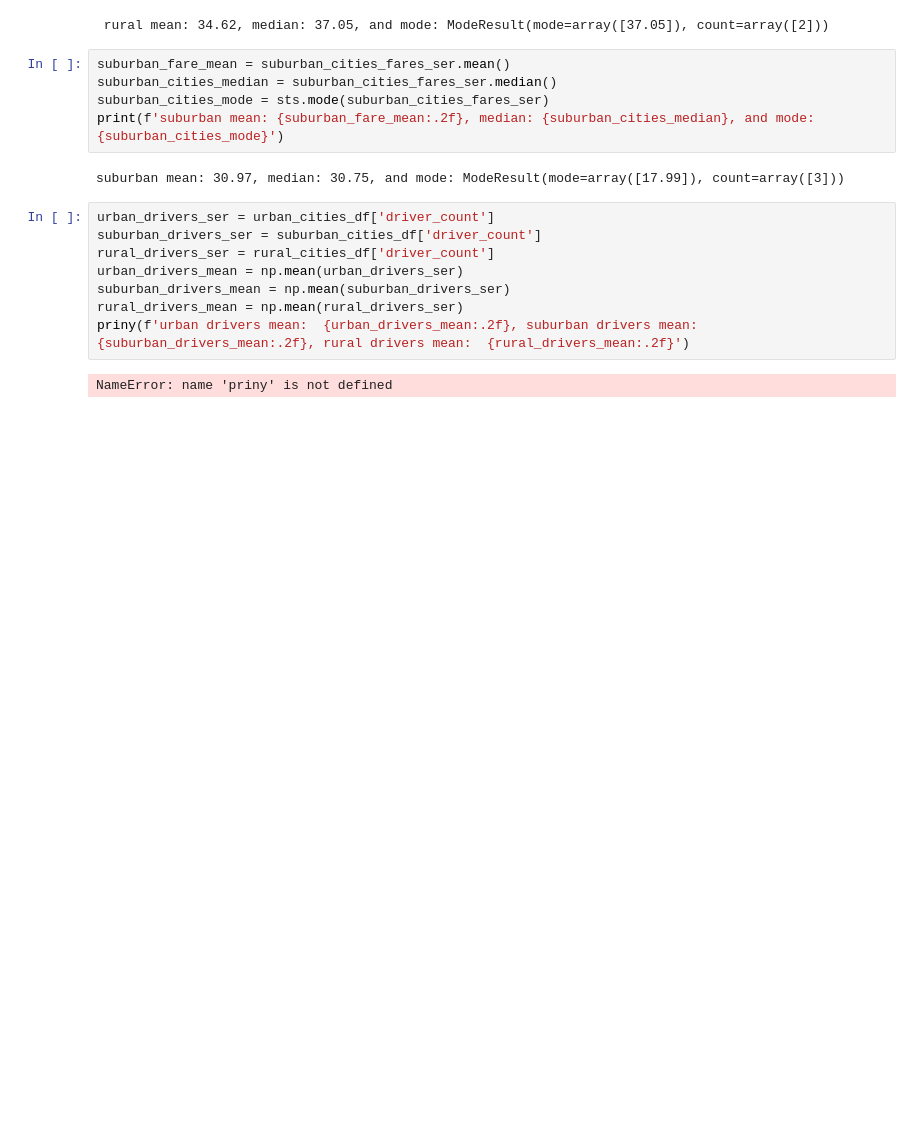
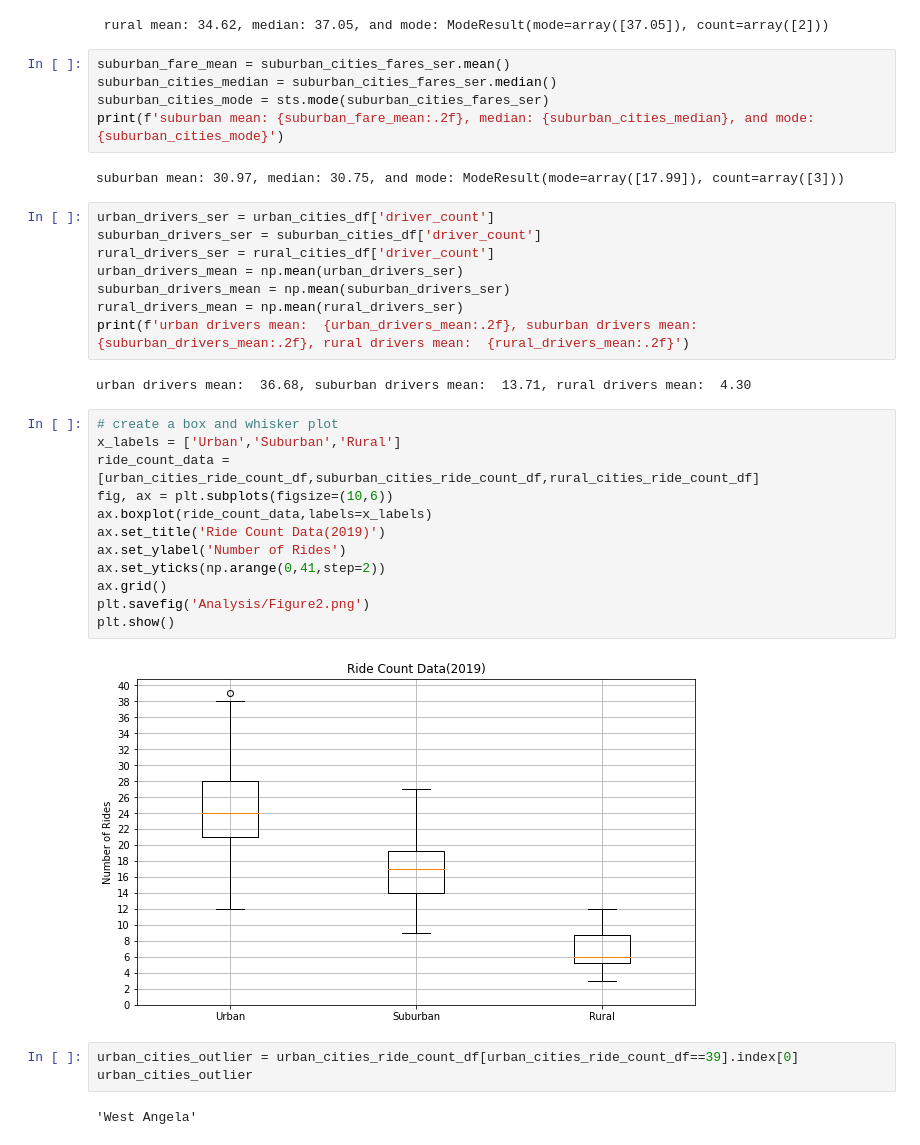
Before and after one commit to ccwillmore/PyBer_Analysis, a Jupyter notebook: Pyber.ipynb, the cells around one changed output. Saved outputs shown, nothing was run; the diff lists cells and outputs as text; blank space fills up the shorter version.

Commit message:
box and whisker plots

```diff
--- a/Pyber.ipynb
+++ b/Pyber.ipynb
@@ -455,6 +457,25 @@ rural_drivers_ser = rural_cities_df['driver_count']
 urban_drivers_mean = np.mean(urban_drivers_ser)
 suburban_drivers_mean = np.mean(suburban_drivers_ser)
 rural_drivers_mean = np.mean(rural_drivers_ser)
-priny(f'urban drivers mean:  {urban_drivers_mean:.2f}, suburban drivers mean:  {suburban_drivers_mean:.2f}, rural drivers mean:  {rural_drivers_mean:.2f}')
+print(f'urban drivers mean:  {urban_drivers_mean:.2f}, suburban drivers mean:  {suburban_drivers_mean:.2f}, rural drivers mean:  {rural_drivers_mean:.2f}')
 # %% [output]
-NameError: name 'priny' is not defined
+urban drivers mean:  36.68, suburban drivers mean:  13.71, rural drivers mean:  4.30
+# %%
+# create a box and whisker plot
+x_labels = ['Urban','Suburban','Rural']
+ride_count_data = [urban_cities_ride_count_df,suburban_cities_ride_count_df,rural_cities_ride_count_df]
+fig, ax = plt.subplots(figsize=(10,6))
+ax.boxplot(ride_count_data,labels=x_labels)
+ax.set_title('Ride Count Data(2019)')
+ax.set_ylabel('Number of Rides')
+ax.set_yticks(np.arange(0,41,step=2))
+ax.grid()
+plt.savefig('Analysis/Figure2.png')
+plt.show()
+# %% [output]
+[figure, added]
+# %%
+urban_cities_outlier = urban_cities_ride_count_df[urban_cities_ride_count_df==39].index[0]
+urban_cities_outlier
+# %% [output]
+'West Angela'
```
Also changed, not shown: parts of 9 cells of this notebook, 4 other files.
